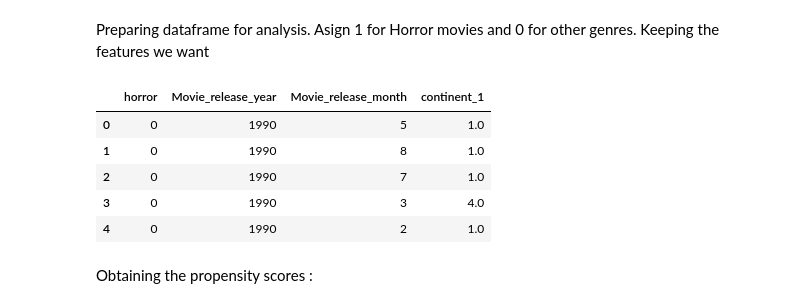
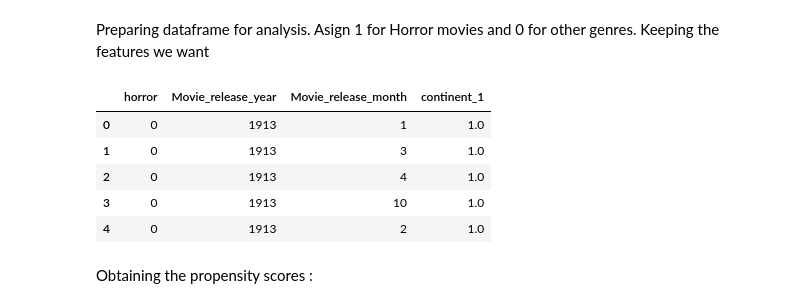
Before and after one commit to epfl-ada/ada-2023-project-dat4k, a Jupyter notebook: Causal_genres_continent.ipynb, the cells around one changed output. Cells and saved outputs as stored; diff of their text form; code cells hidden in the pictures.

Commit message:
continent

```diff
--- a/Causal_genres_continent.ipynb
+++ b/Causal_genres_continent.ipynb
@@ -174,0 +39,2 @@ df_continent
+# %%
+dataframe2 = adding_continents(dataframe)
@@ -175,25 +58,25 @@ df_continent
 # %% [markdown]
 Preparing dataframe for analysis. Asign 1 for Horror movies and 0 for other genres. Keeping the features we want
 # %%
-df_analysis = df_continent.copy(deep=True)
+df_analysis = dataframe2.copy(deep=True)
 df_analysis=df_analysis[~(df_analysis['continent_1'].isna())] #removing NaN continent
 
 df_analysis['horror'] = (df_analysis['genre 1']=='Horror' )| (df_analysis['genre 2']=='Horror' )
 df_analysis['horror'] = df_analysis['horror'].replace([True, False], [1, 0])
 df_analysis=df_analysis[['horror','Movie release year', 'Movie release month', 'continent_1']]
 
 
 df_analysis.rename(columns={"Movie release year": "Movie_release_year"}, inplace=True) #renaming because spaces are not convenient for causal analysis
 df_analysis.rename(columns={"Movie release month": "Movie_release_month"}, inplace=True)
 
 df_analysis.head()
 # %% [output]
 |  | horror | Movie_release_year | Movie_release_month | continent_1 |
-| 0 | 0 | 1990 | 5 | 1.0 |
-| 1 | 0 | 1990 | 8 | 1.0 |
-| 2 | 0 | 1990 | 7 | 1.0 |
-| 3 | 0 | 1990 | 3 | 4.0 |
-| 4 | 0 | 1990 | 2 | 1.0 |
+| 0 | 0 | 1913 | 1 | 1.0 |
+| 1 | 0 | 1913 | 3 | 1.0 |
+| 2 | 0 | 1913 | 4 | 1.0 |
+| 3 | 0 | 1913 | 10 | 1.0 |
+| 4 | 0 | 1913 | 2 | 1.0 |
 # %% [markdown]
 Obtaining the propensity scores :
 # %%
```
Also changed, not shown: parts of 15 cells of this notebook, 1 other file.
